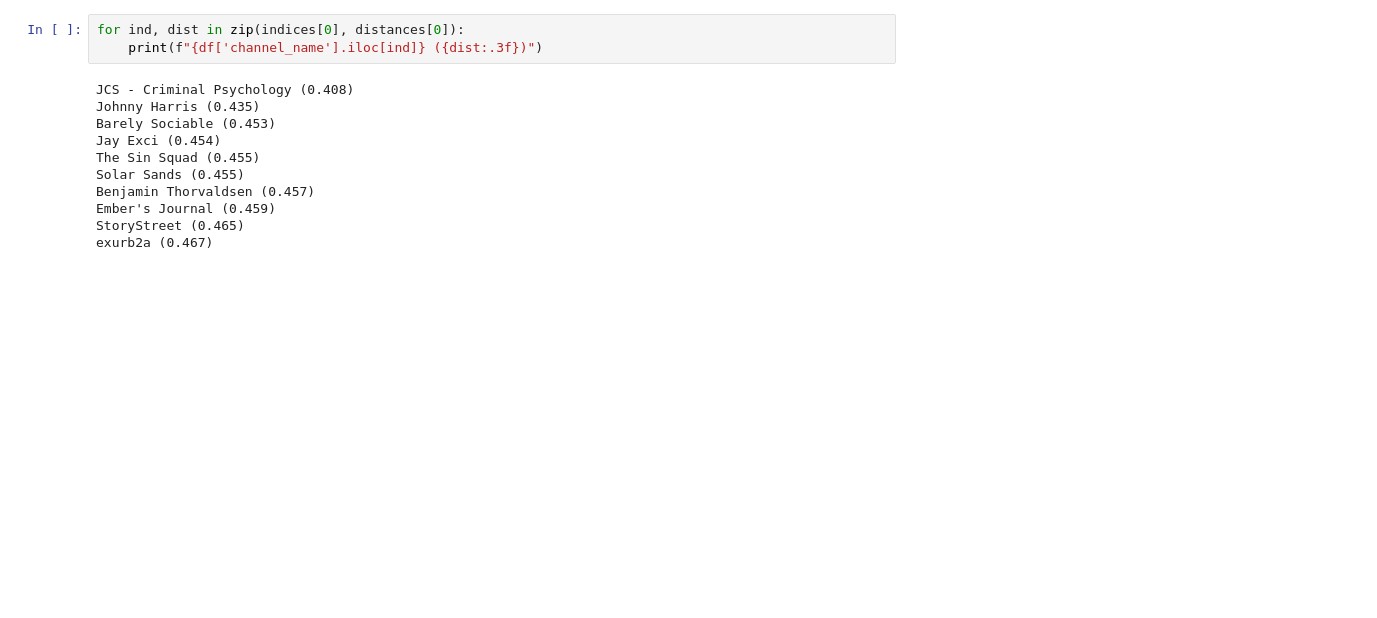
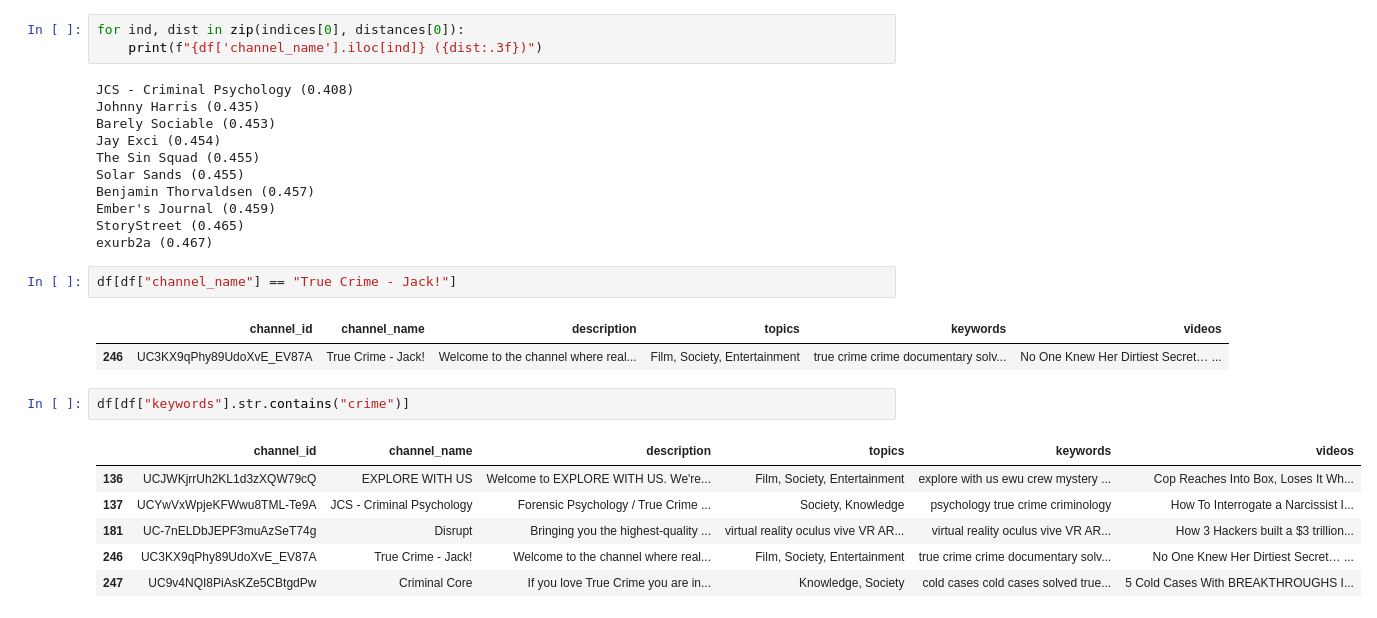
Before and after one commit to ricd99/videos_while_you_eat, a Jupyter notebook: notebooks/model/ve_eda.ipynb, the cells around one changed output. Saved outputs shown, nothing was run; the diff lists cells and outputs as text; blank space fills up the shorter version.

```diff
--- a/notebooks/model/ve_eda.ipynb
+++ b/notebooks/model/ve_eda.ipynb
@@ -329,3 +329,17 @@ Benjamin Thorvaldsen (0.457)
 Ember's Journal (0.459)
 StoryStreet (0.465)
 exurb2a (0.467)
+# %%
+df[df["channel_name"] == "True Crime - Jack!"]
+# %% [output]
+|  | channel_id | channel_name | description | topics | keywords | videos |
+| 246 | UC3KX9qPhy89UdoXvE_EV87A | True Crime - Jack! | Welcome to the channel where real... | Film, Society, Entertainment | true crime crime documentary solv... | No One Knew Her Dirtiest Secret… ... |
+# %%
+df[df["keywords"].str.contains("crime")]
+# %% [output]
+|  | channel_id | channel_name | description | topics | keywords | videos |
+| 136 | UCJWKjrrUh2KL1d3zXQW79cQ | EXPLORE WITH US | Welcome to EXPLORE WITH US. We're... | Film, Society, Entertainment | explore with us ewu crew mystery ... | Cop Reaches Into Box, Loses It Wh... |
+| 137 | UCYwVxWpjeKFWwu8TML-Te9A | JCS - Criminal Psychology | Forensic Psychology / True Crime ... | Society, Knowledge | psychology true crime criminology | How To Interrogate a Narcissist I... |
+| 181 | UC-7nELDbJEPF3muAzSeT74g | Disrupt | Bringing you the highest-quality ... | virtual reality oculus vive VR AR... | virtual reality oculus vive VR AR... | How 3 Hackers built a $3 trillion... |
+| 246 | UC3KX9qPhy89UdoXvE_EV87A | True Crime - Jack! | Welcome to the channel where real... | Film, Society, Entertainment | true crime crime documentary solv... | No One Knew Her Dirtiest Secret… ... |
+| 247 | UC9v4NQI8PiAsKZe5CBtgdPw | Criminal Core | If you love True Crime you are in... | Knowledge, Society | cold cases cold cases solved true... | 5 Cold Cases With BREAKTHROUGHS I... |
```
